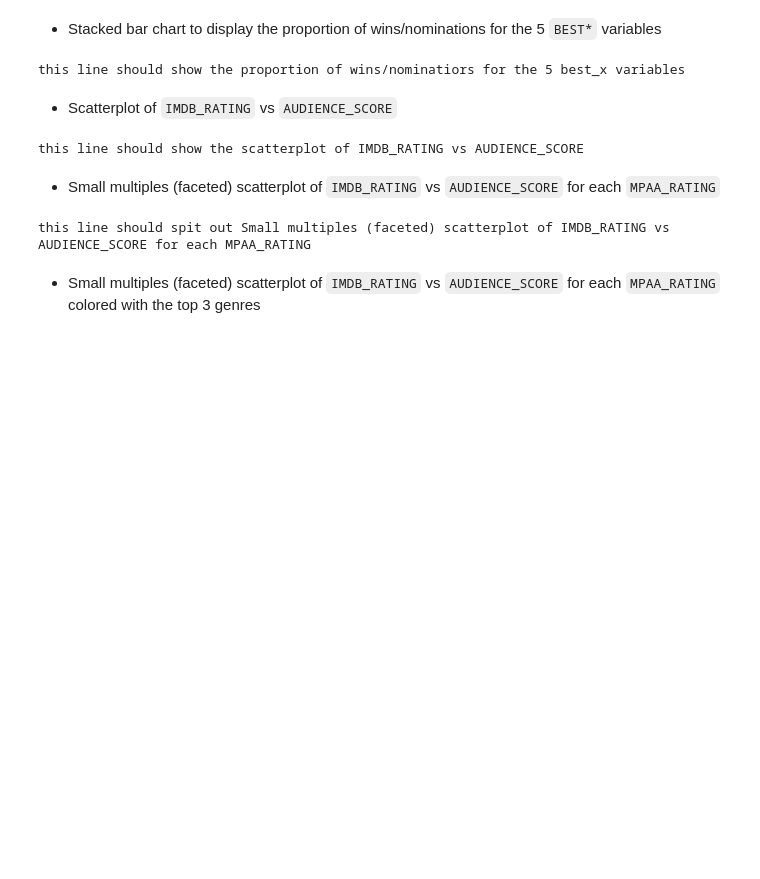
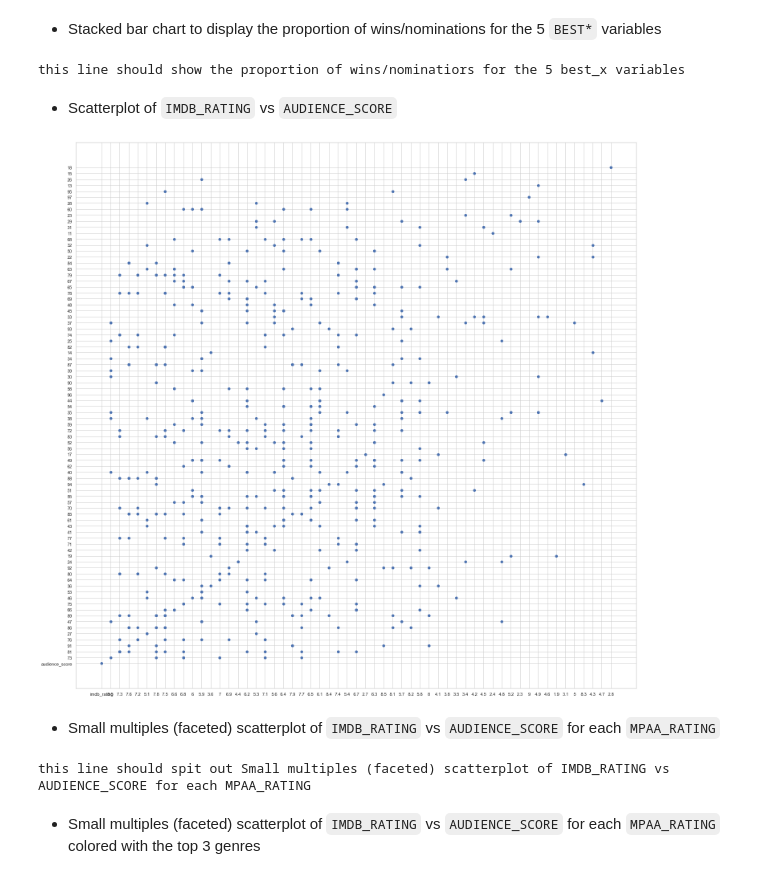
Before and after one commit to DevvyDont/DataMining, a Jupyter notebook: A1/A1_Group_Zamorano.ipynb, the cells around one changed output. Drawn from its saved outputs; the diff is of its cells as text; code cells hidden in the pictures; blank space fills up the shorter version.

```diff
--- a/A1/A1_Group_Zamorano.ipynb
+++ b/A1/A1_Group_Zamorano.ipynb
@@ -850,10 +956,17 @@ print('this line should show the proportion of wins/nominatiors for the 5 best_x
 this line should show the proportion of wins/nominatiors for the 5 best_x variables
 # %% [markdown]
 - Scatterplot of `IMDB_RATING` vs `AUDIENCE_SCORE`
-# %%
-print('this line should show the scatterplot of IMDB_RATING vs AUDIENCE_SCORE')
-# %% [output]
-this line should show the scatterplot of IMDB_RATING vs AUDIENCE_SCORE
+# %%
+#print('this line should show the scatterplot of IMDB_RATING vs AUDIENCE_SCORE')
+import matplotlib.pyplot as plt
+newX = data[IMDB_RATING].copy()
+newY= data[AUDIENCE_SCORE].copy()
+
+plt.figure(figsize=(25,25))
+plt.scatter(newX,newY)
+plt.show()
+# %% [output]
+[figure, added]
 # %% [markdown]
 - Small multiples (faceted) scatterplot of `IMDB_RATING` vs `AUDIENCE_SCORE` for each `MPAA_RATING`
 # %%
```
Also changed, not shown: parts of 6 cells of this notebook.
